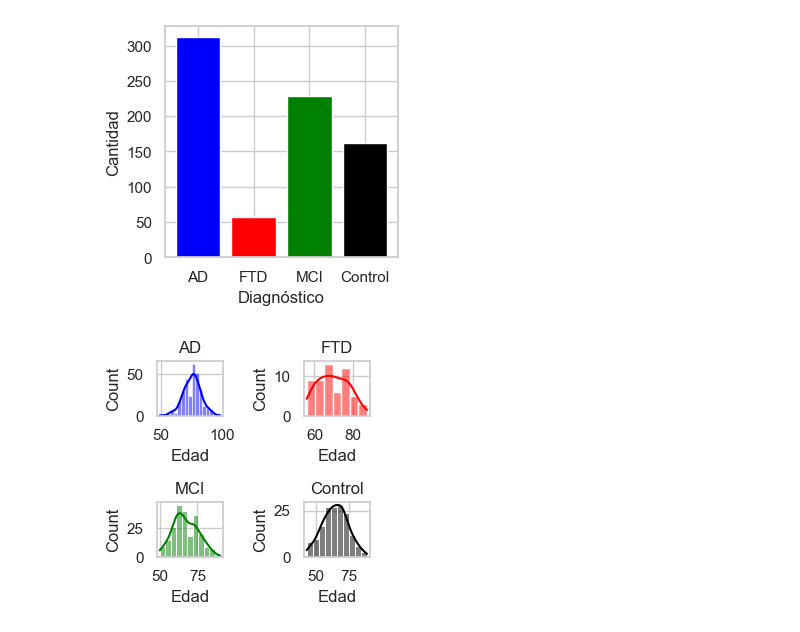
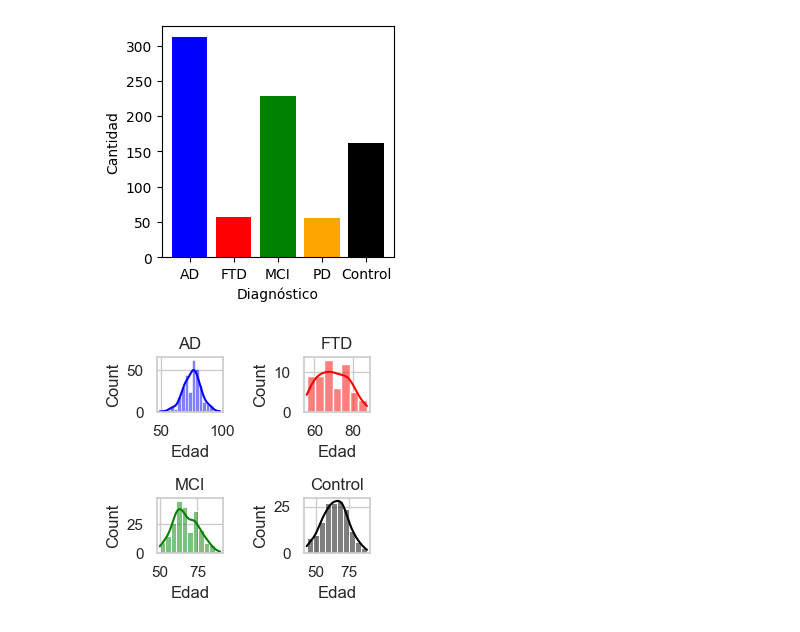
Before and after one commit to carrielfelipe/Brain_Age, a Jupyter notebook: Diagnosis/Brain_Age_Diagnosis_.ipynb, the cells around one changed output. Cells and saved outputs as stored; diff of their text form; code cells hidden in the pictures.

```diff
--- a/Diagnosis/Brain_Age_Diagnosis_.ipynb
+++ b/Diagnosis/Brain_Age_Diagnosis_.ipynb
@@ -15,28 +15,28 @@ import numpy as np
 from sklearn.preprocessing import MinMaxScaler
 
 file_name = 'dataframe_alpha.xlsx'
-file_path = f"{path}{file_name}"
+file_path_CN = f"{path}{file_name}"
 file_path_AD = f'{path}df_AD_filtrado.xlsx'
 file_path_FTD = f'{path}df_FTD_filtrado.xlsx'
 file_path_MCI = f'{path}df_MCI_filtrado.xlsx'
 file_path_PD = f'{path}df_PD_filtrado.xlsx'
 
-df = pd.read_excel(file_path)
-df_filtrado = df[df['Age'] > 40].reset_index(drop=True)
+df_CN = pd.read_excel(file_path_CN)
+df_CN_filtrado = df_CN[df_CN['Age'] > 40].reset_index(drop=True)
 
 df_AD_filtrado = pd.read_excel(file_path_AD)
 df_FTD_filtrado=pd.read_excel(file_path_FTD)
 df_MCI_filtrado=pd.read_excel(file_path_MCI)
 df_PD_filtrado=pd.read_excel(file_path_PD)
 
-X_CN = df_filtrado.drop(columns=["Unnamed: 0", "Age"])
+X_CN = df_CN_filtrado.drop(columns=["Unnamed: 0", "Age"])
 X_AD = df_AD_filtrado.drop(columns=["Unnamed: 0", "Age", "Diagnosis"])
 X_FTD = df_FTD_filtrado.drop(columns=["Unnamed: 0", "Age", "Diagnosis"])
 X_MCI = df_MCI_filtrado.drop(columns=["Unnamed: 0", "Age", "Diagnosis"])
 X_PD = df_PD_filtrado.drop(columns=["Unnamed: 0", "Age", "Diagnosis"])
 
 # Combina X_CN y X_AD
-X_combined = pd.concat([X_CN, X_AD, X_FTD, X_MCI], axis=0).reset_index(drop=True)
+X_combined = pd.concat([X_CN, X_AD, X_FTD, X_MCI,X_PD], axis=0).reset_index(drop=True)
 
 # Inicializa y ajusta el MinMaxScaler
 scaler = MinMaxScaler()
@@ -47,18 +47,20 @@ X_CN_scaled = scaler.transform(X_CN)
 X_AD_scaled = scaler.transform(X_AD)
 X_FTD_scaled = scaler.transform(X_FTD)
 X_MCI_scaled = scaler.transform(X_MCI)
+X_PD_scaled = scaler.transform(X_PD)
 
 # Opcional: convierte los resultados escalados de nuevo a DataFrames si lo prefieres
 X_CN_scaled = pd.DataFrame(X_CN_scaled, columns=X_CN.columns)
 X_AD_scaled = pd.DataFrame(X_AD_scaled, columns=X_AD.columns)
 X_FTD_scaled = pd.DataFrame(X_FTD_scaled, columns=X_FTD.columns)
 X_MCI_scaled = pd.DataFrame(X_MCI_scaled, columns=X_MCI.columns)
+X_PD_scaled = pd.DataFrame(X_PD_scaled, columns=X_PD.columns)
 
-y = df_filtrado["Age"]
+y_CN = df_CN_filtrado["Age"]
 y_AD = df_AD_filtrado["Age"]
 y_FTD = df_FTD_filtrado["Age"]
 y_MCI = df_MCI_filtrado["Age"]
+y_PD = df_PD_filtrado["Age"]
 # %%
 xgb_model = XGBoostRegressor()
-xgb_model.set_data(X_CN_scaled,y,preprocess=False)
-Plotter = Plotter()
+xgb_model.set_data(X_CN_scaled,y_CN,preprocess=False)
@@ -65,35 +69,35 @@ Plotter = Plotter()
 # %%
 import pandas as pd
 import matplotlib.pyplot as plt
 
 # Cargar los DataFrames
 df_AD_filtrado = pd.read_excel(file_path_AD)
 df_FTD_filtrado = pd.read_excel(file_path_FTD)
 df_MCI_filtrado = pd.read_excel(file_path_MCI)
 df_PD_filtrado = pd.read_excel(file_path_PD)
 df_control = xgb_model.X_test  # Grupo de control
 
 # Crear un nuevo DataFrame con el conteo de elementos por diagnóstico
 data = {
-    'Diagnóstico': ['AD', 'FTD', 'MCI',  'Control'],
-    'Conteo': [len(df_AD_filtrado), len(df_FTD_filtrado), len(df_MCI_filtrado), len(df_control)]
+    'Diagnóstico': ['AD', 'FTD', 'MCI', 'PD', 'Control'],
+    'Conteo': [len(df_AD_filtrado), len(df_FTD_filtrado), len(df_MCI_filtrado),len(df_PD_filtrado), len(df_control)]
 }
 
 df_conteo = pd.DataFrame(data)
 
 # Graficar el gráfico de barras
 plt.figure(figsize=(3, 3))
-plt.bar(df_conteo['Diagnóstico'], df_conteo['Conteo'], color=['blue', 'red', 'green', 'black'])
+plt.bar(df_conteo['Diagnóstico'], df_conteo['Conteo'], color=['blue', 'red', 'green', 'orange', 'black'])
 
 # Añadir etiquetas y título
 plt.xlabel('Diagnóstico')
 plt.ylabel('Cantidad')
 plt.title('')
 
 # Mostrar el gráfico
 plt.show()
 # %% [output]
-[figure, old version]
+[figure, new version]
 # %%
 import pandas as pd
 import matplotlib.pyplot as plt
```
Also changed, not shown: parts of 20 cells of this notebook, 34 other files.
